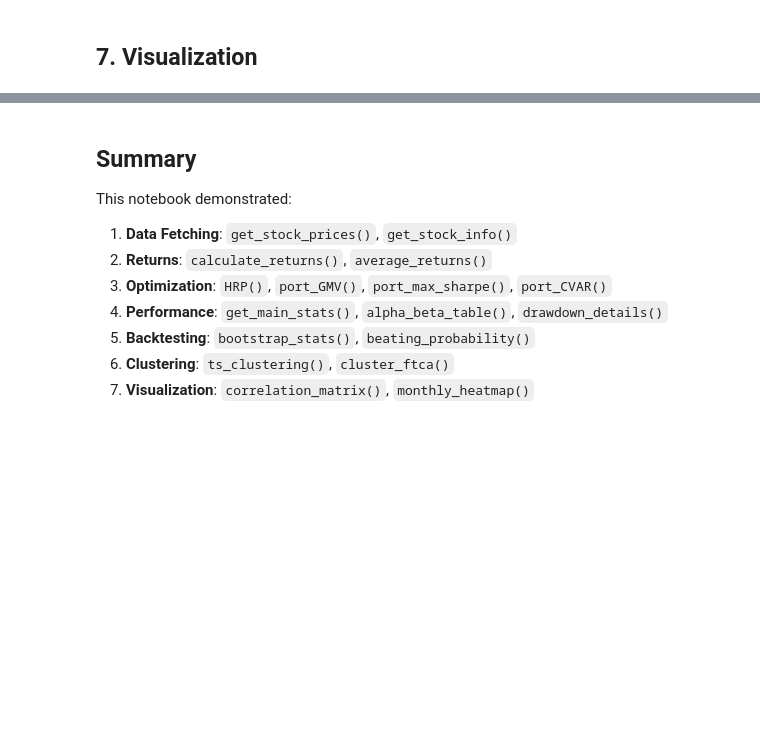
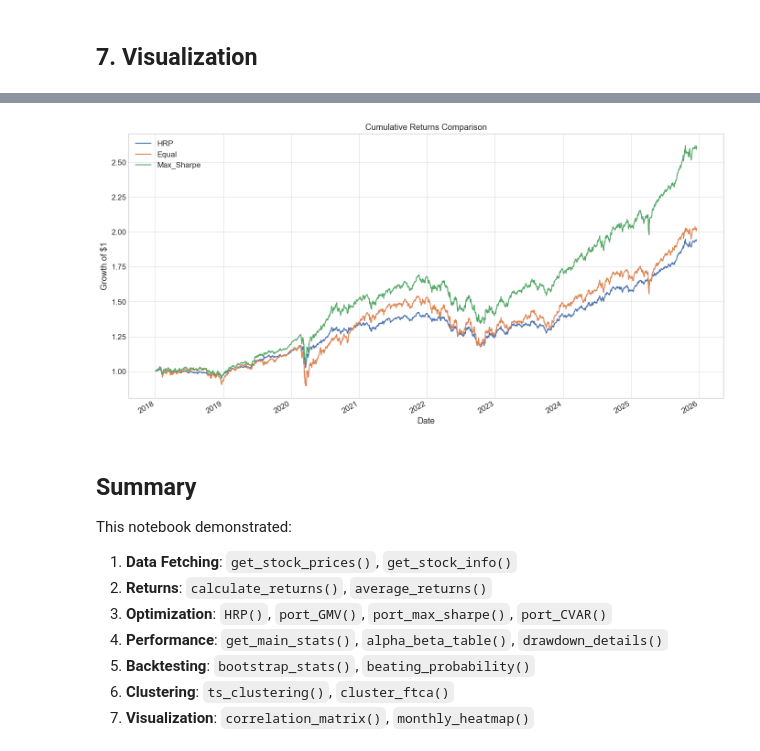
Before and after one commit to msh855/QuantitativePortfolioManagement, a Jupyter notebook: portfolio_tutorial.ipynb, the cells around one changed output, grey strips where cells are left out. Cells and saved outputs as stored; diff of their text form; code cells hidden in the pictures; blank space fills up the shorter version.

```diff
--- a/portfolio_tutorial.ipynb
+++ b/portfolio_tutorial.ipynb
@@ -167,14 +340,17 @@ w_cvar.sort_values('port_target_CVAR', ascending=False)
 # %%
-# Compare all portfolios
+# Compare all portfolios - all functions now return DataFrames with 'asset' as index
 all_weights = pd.DataFrame({
     'Equal': w_equal['port_naive'],
     'Inv_Vol': w_inv_vol['port_inverse_vol'],
     'HRP': w_hrp['port_weight'],
     'HERC': w_herc['port_weight'],
-    'GMV': w_gmv.set_index('asset')['port_min_vol'],
-    'Max_Sharpe': w_sharpe.set_index('asset')['port_max_Sharpe'],
-    'Min_CVaR': w_cvar.set_index('asset')['port_target_CVAR']
+    'GMV': w_gmv['port_min_vol'],
+    'Max_Sharpe': w_sharpe['port_max_Sharpe'],
+    'Min_CVaR': w_cvar['port_target_CVAR']
 })
 
-print("All Portfolio Weights Comparison:")
+# Validate weights sum to 1
+print("Weights sum check:")
+print(all_weights.sum().round(4))
+print("\nAll Portfolio Weights Comparison:")
 all_weights.round(3)
@@ -299,17 +608,19 @@ monthly_heatmap(portfolio_returns, figsize=(12, 8))
 # %%
 # Portfolio cumulative returns comparison
 portfolios = pd.DataFrame({
     'HRP': (returns * pd.Series(w_hrp['port_weight'].to_dict())).sum(axis=1),
     'Equal': (returns * pd.Series(w_equal['port_naive'].to_dict())).sum(axis=1),
-    'Max_Sharpe': (returns * pd.Series(w_sharpe.set_index('asset')['port_max_Sharpe'].to_dict())).sum(axis=1)
+    'Max_Sharpe': (returns * pd.Series(w_sharpe['port_max_Sharpe'].to_dict())).sum(axis=1)
 })
 
 cumulative = (1 + portfolios).cumprod()
 cumulative.plot(figsize=(14, 7), title='Cumulative Returns Comparison')
 plt.ylabel('Growth of $1')
 plt.legend()
 plt.tight_layout()
 plt.show()
+# %% [output]
+[figure, added]
 # %% [markdown]
 ## Summary
 
```
Also changed, not shown: parts of 29 cells of this notebook, 2 other files.
